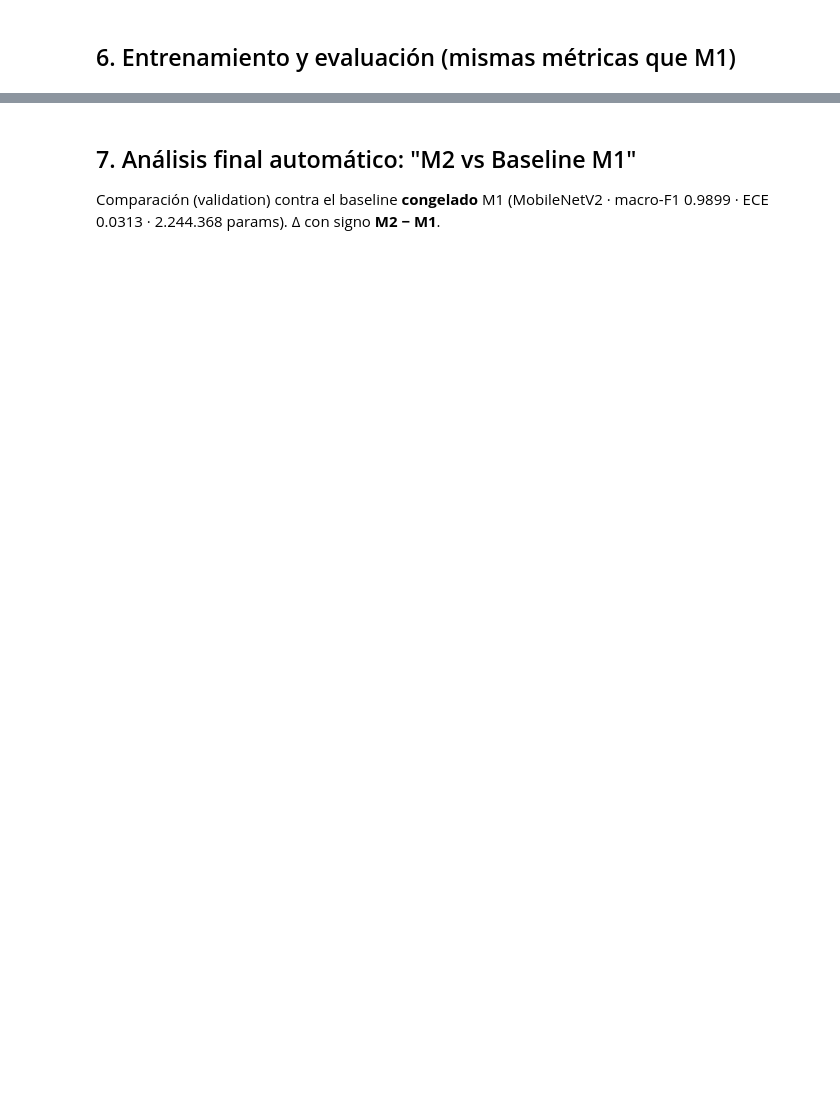
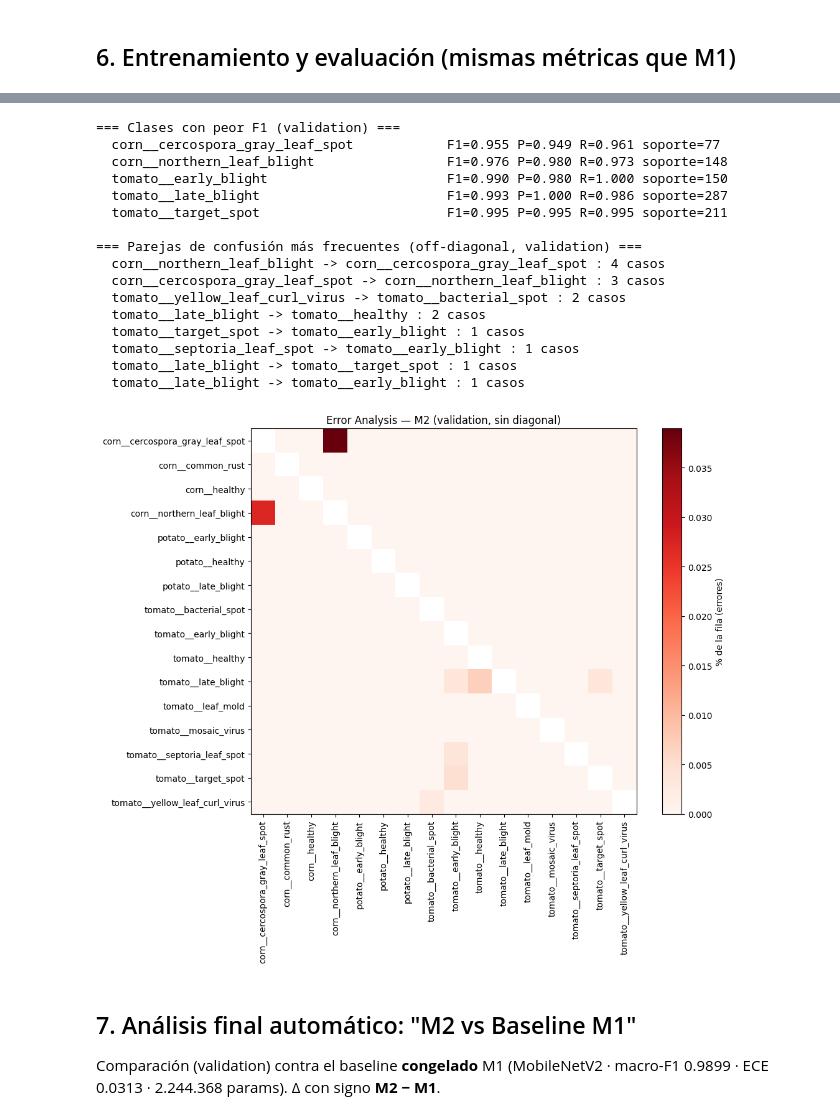
Before and after one commit to badolgm/sigcTiArural, a Jupyter notebook: notebooks/SIGCTIARURAL_M2_EfficientNetB0.ipynb, the cells around one changed output, grey strips where cells are left out. Drawn from its saved outputs; the diff is of its cells as text; code cells hidden in the pictures; blank space fills up the shorter version.

```diff
--- a/notebooks/SIGCTIARURAL_M2_EfficientNetB0.ipynb
+++ b/notebooks/SIGCTIARURAL_M2_EfficientNetB0.ipynb
@@ -559,32 +653,50 @@ else:
 # %%
 # 12b) Error Analysis sobre validation (idéntico a M1) → PNG en Drive
 cm_e = np.array(res["confusion_matrix"])
 order = np.argsort(res["per_class_f1"])
 print("=== Clases con peor F1 (validation) ===")
 for i in order[:5]:
     fi = res["per_class_f1"][i]; pi = res["per_class_precision"][i]; ri = res["per_class_recall"][i]
     sop = int(cm_e[i].sum())
     print(f"  {CLASS_NAMES[i]:<42} F1={fi:.3f} P={pi:.3f} R={ri:.3f} soporte={sop}")
 
 print("\n=== Parejas de confusión más frecuentes (off-diagonal, validation) ===")
 cm_off = cm_e.copy(); np.fill_diagonal(cm_off, 0)
 pairs = []
 for i in range(N_CLASSES):
     for j in range(N_CLASSES):
         if i != j and cm_off[i, j] > 0:
             pairs.append((cm_off[i, j], i, j))
 for n, i, j in sorted(pairs, reverse=True)[:8]:
     print(f"  {CLASS_NAMES[i]} -> {CLASS_NAMES[j]} : {int(n)} casos")
 
 fig, ax = plt.subplots(figsize=(11, 9))
 norm_e = cm_e / np.maximum(cm_e.sum(1, keepdims=True), 1)
 np.fill_diagonal(norm_e, np.nan)
 im = ax.imshow(norm_e, cmap="Reds")
 ax.set_xticks(range(N_CLASSES)); ax.set_yticks(range(N_CLASSES))
 ax.set_xticklabels(CLASS_NAMES, rotation=90); ax.set_yticklabels(CLASS_NAMES)
 plt.colorbar(im, label="% de la fila (errores)")
 plt.title("Error Analysis — M2 (validation, sin diagonal)")
-plt.tight_layout(); plt.savefig(os.path.join(OUT, "plots", "error_analysis.png"), dpi=120); plt.show()
+plt.tight_layout(); plt.savefig(os.path.join(OUT, "plots", "error_analysis.png"), dpi=120); plt.show(); plt.close(fig)
+# %% [output]
+=== Clases con peor F1 (validation) ===
+  corn__cercospora_gray_leaf_spot            F1=0.955 P=0.949 R=0.961 soporte=77
+  corn__northern_leaf_blight                 F1=0.976 P=0.980 R=0.973 soporte=148
+  tomato__early_blight                       F1=0.990 P=0.980 R=1.000 soporte=150
+  tomato__late_blight                        F1=0.993 P=1.000 R=0.986 soporte=287
+  tomato__target_spot                        F1=0.995 P=0.995 R=0.995 soporte=211
+
+=== Parejas de confusión más frecuentes (off-diagonal, validation) ===
+  corn__northern_leaf_blight -> corn__cercospora_gray_leaf_spot : 4 casos
+  corn__cercospora_gray_leaf_spot -> corn__northern_leaf_blight : 3 casos
+  tomato__yellow_leaf_curl_virus -> tomato__bacterial_spot : 2 casos
+  tomato__late_blight -> tomato__healthy : 2 casos
+  tomato__target_spot -> tomato__early_blight : 1 casos
+  tomato__septoria_leaf_spot -> tomato__early_blight : 1 casos
+  tomato__late_blight -> tomato__target_spot : 1 casos
+  tomato__late_blight -> tomato__early_blight : 1 casos
+[figure, added]
 # %% [markdown]
 ## 7. Análisis final automático: "M2 vs Baseline M1"
 
```
Also changed, not shown: parts of 17 cells of this notebook, 1 other file.
